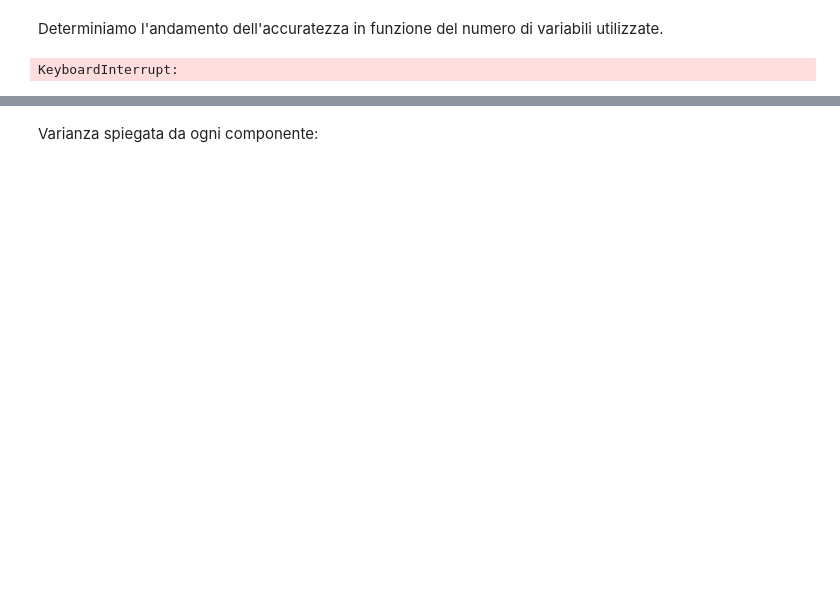
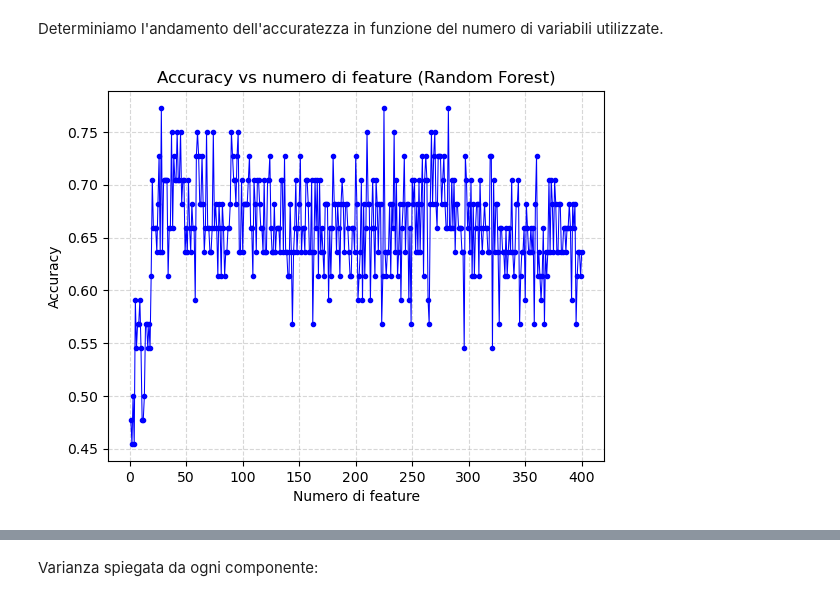
Before and after one commit to fiorello-mino/applicazioni_machine_learning, a Jupyter notebook: RF/main_rf.ipynb, the cells around one changed output, grey strips where cells are left out. Saved outputs shown, nothing was run; the diff lists cells and outputs as text; code cells hidden in the pictures; blank space fills up the shorter version.

```diff
--- a/RF/main_rf.ipynb
+++ b/RF/main_rf.ipynb
@@ -170,38 +165,37 @@ acc_numvar = [] # array di accuracy in funzione di numvar
 
 for numvar in range(1, NUMVAR +1):
 
-    rf_model = RandomForestClassifier(
-    )
+    rf_model = RandomForestClassifier(n_estimators=100)
 
     acc_folds = []  # array di accuracy per un singolo fold
 
     for train_index, test_index in skf.split(data,labels):
         data_train, data_test = data[train_index, :numvar], data[test_index, :numvar]
         labels_train, labels_test = labels[train_index], labels[test_index]
 
         # fase di training
         rf_model.fit(data_train, labels_train)
 
         # fase di testing
         predictions = rf_model.predict(data_test)
 
         # confronta le previsioni con le soluzioni vere
         accuracy = accuracy_score(labels_test, predictions)
 
         # accuracy per questo fold
         acc_folds.append(accuracy)
 
     acc_numvar.append(np.mean(acc_folds))
 
 # --- Plot accuracy vs numero di features ---
 
 plt.figure()
 plt.plot(np.arange(1, NUMVAR+1), acc_numvar, marker='o', color = 'b', markersize=3, linewidth=0.75)
 plt.xlabel('Numero di feature')
 plt.ylabel('Accuracy')
-plt.title('Accuracy vs numero di feature (SVM lineare)')
+plt.title('Accuracy vs numero di feature (Random Forest)')
 plt.grid(True, linestyle = '--', alpha = 0.5)
 plt.show()
 # %% [output]
-KeyboardInterrupt:
+[figure, added]
 # %% [markdown]
```
Also changed, not shown: parts of 12 cells of this notebook, 3 other files.
